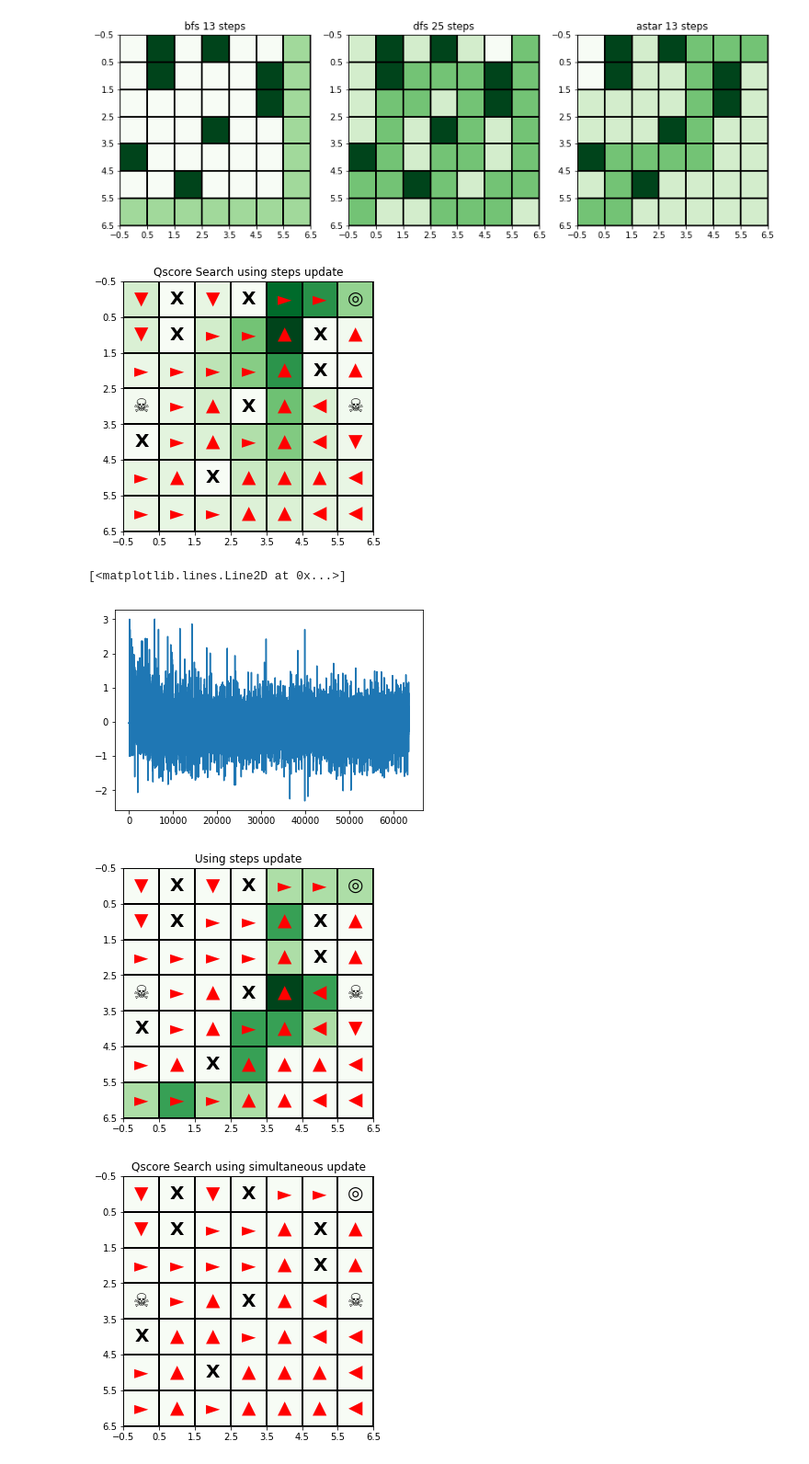
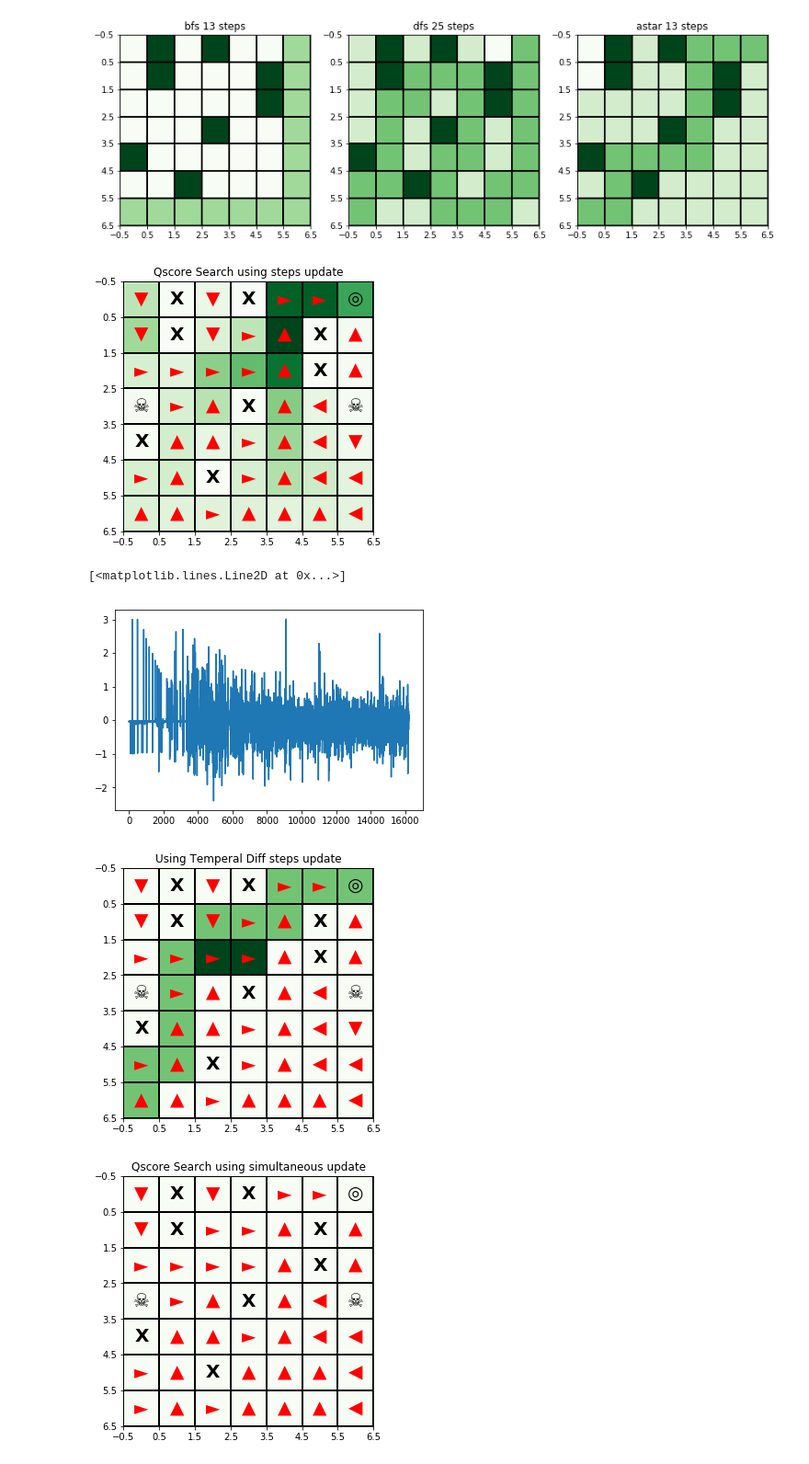
Before and after one commit to chihoxtra/reinforcement_learning, a Jupyter notebook: [PlayAround][Reinforcement Learning].ipynb, the cells around one changed output. Shown at 92% size. Cells and saved outputs as stored; diff of their text form; code cells hidden in the pictures.

```diff
--- a/[PlayAround][Reinforcement Learning].ipynb
+++ b/[PlayAround][Reinforcement Learning].ipynb
@@ -541,19 +541,19 @@ p1 = RL_Problem(dimension = (7,7),
 visitedPath = []
 s1 = RL_SearchAgent(p1, alpha = 0.1, gamma = 0.90, initialState = (1,1))
 
-visitedPath, QscoreDiffHist = s1.trainModelbyTemporalDifference(epoche=3000, offPolicyThreshold=0.5)
+visitedPath, QscoreDiffHist = s1.trainModelbyTemporalDifference(epoche=1000, offPolicyThreshold=0.2)
 displayRLMaze(p1, s1, visitedPath,'Qscore Search using steps update')
 # %% [output]
-[figure, old version]
+[figure, new version]
 # %%
 plt.plot(QscoreDiffHist)
 # %% [output]
 [<matplotlib.lines.Line2D at 0x...>]
-[figure, old version]
+[figure, new version]
 # %%
-showSearchPolicy(p1, s1, title='Using steps update')
+showSearchPolicy(p1, s1, title='Using Temperal Diff steps update')
 # %% [output]
-[figure, old version]
+[figure, new version]
 # %%
 ############### Method 2 ########################
 s2 = RL_SearchAgent(p1, gamma=0.90, initialState = (1,1))
```
Also changed, not shown: parts of 1 cell of this notebook.
